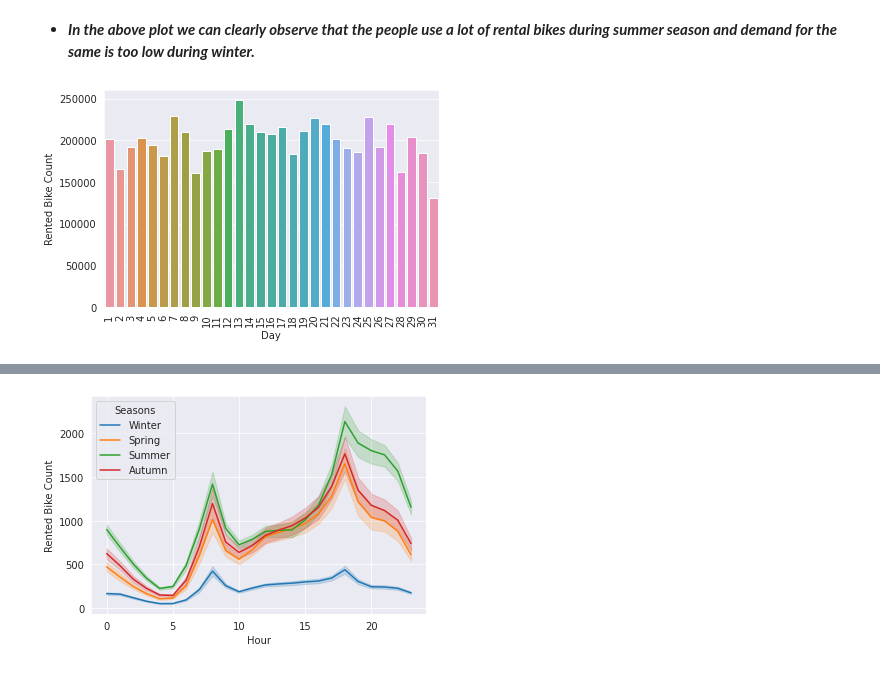
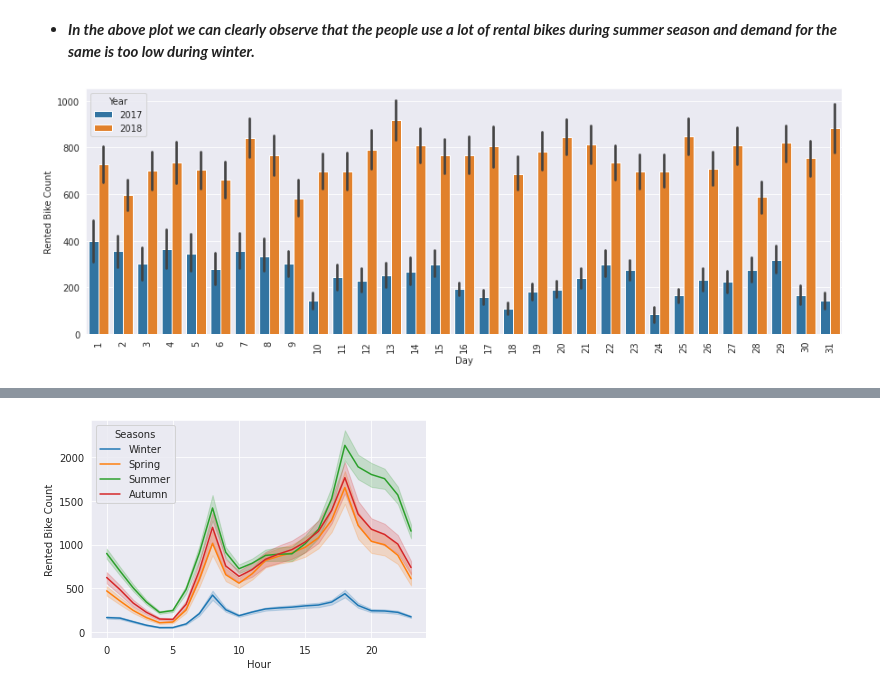
Before and after one commit to LikhithRam/Bike-demand-prediction, a Jupyter notebook: ML_Regression_Capstone__Project.ipynb, the cells around one changed output, grey strips where cells are left out. Cells and saved outputs as stored; diff of their text form; code cells hidden in the pictures.

```diff
--- a/ML_Regression_Capstone__Project.ipynb
+++ b/ML_Regression_Capstone__Project.ipynb
@@ -356,9 +341,10 @@ plt.show()
 # %%
 # Constructing the Bar plot for day vs Rented Bike Count
 
-Day = df.groupby("Day").sum().reset_index()
-sns.barplot(x="Day", y="Rented Bike Count", data=Day)
+# Day = df.groupby("Day").sum().reset_index()
+plt.figure(figsize=(15,5))
+sns.barplot(x="Day", y="Rented Bike Count",hue="Year", data=df)
 plt.xticks(rotation=90)
 plt.show()
 # %% [output]
-[figure, old version]
+[figure, new version]
```
Also changed, not shown: parts of 35 cells of this notebook.
